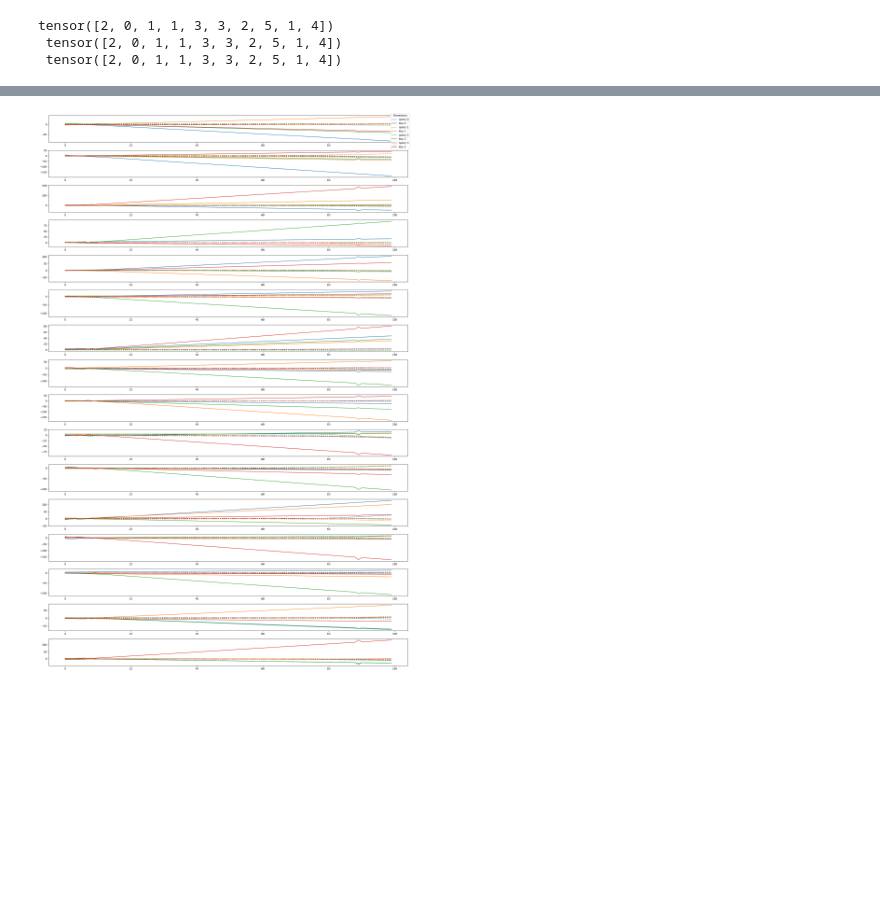
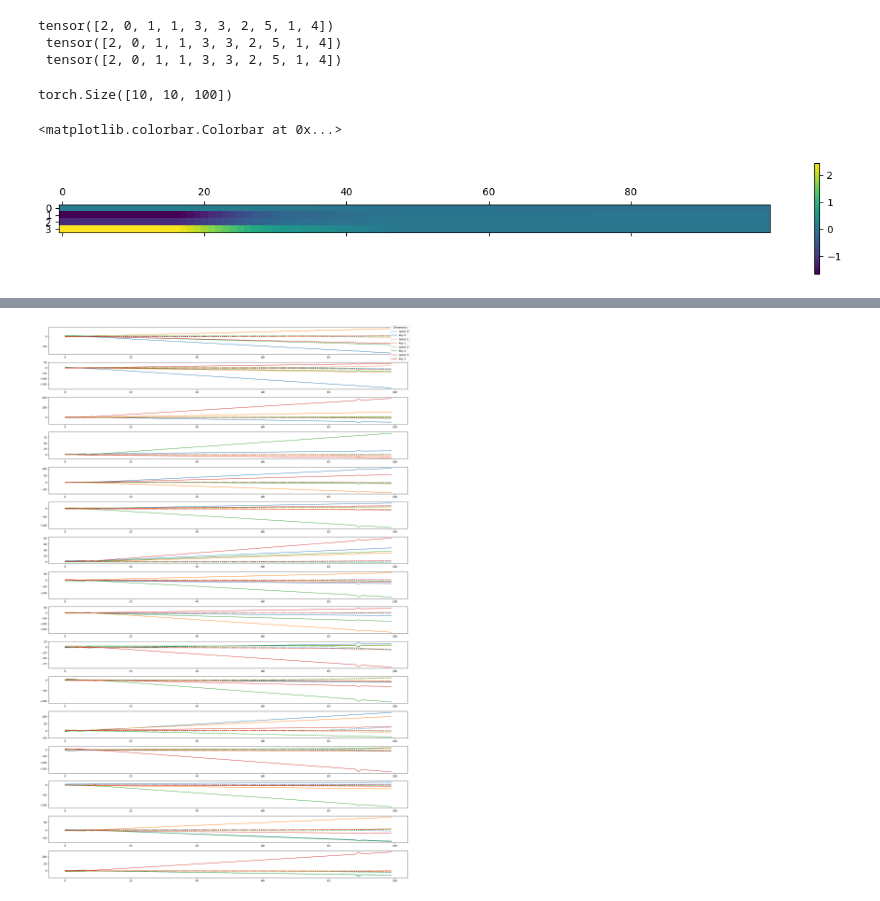
Before and after one commit to irkri/elissabeth, a Jupyter notebook: projects/copying/test.ipynb, the cells around one changed output, grey strips where cells are left out. Drawn from its saved outputs; the diff is of its cells as text; code cells hidden in the pictures; blank space fills up the shorter version.

Commit message:
alphabet projections

```diff
--- a/projects/copying/test.ipynb
+++ b/projects/copying/test.ipynb
@@ -8,5 +8,5 @@ from sainomore.xai import ElissabethWatcher
 # %%
-model_id = "rp1bcgxw"
+model_id = "l6lbw864"
 # %%
 config = {
     "n_samples": 500,
@@ -38,3 +38,15 @@ print(x[0, :10], "\n", y[0, -10:], "\n", watcher.model(x).argmax(-1)[0, -10:])
 tensor([2, 0, 1, 1, 3, 3, 2, 5, 1, 4])
  tensor([2, 0, 1, 1, 3, 3, 2, 5, 1, 4])
  tensor([2, 0, 1, 1, 3, 3, 2, 5, 1, 4])
+# %%
+proj = get_alphabet_projection(watcher.model)
+proj[2].shape
+# %% [output]
+torch.Size([10, 10, 100])
+# %%
+# torch.testing.assert_close(proj[0][0], proj[0][1])
+plt.matshow(proj[0][0]-proj[0][6])
+plt.colorbar()
+# %% [output]
+<matplotlib.colorbar.Colorbar at 0x...>
+[figure, added]
```
Also changed, not shown: parts of 4 cells of this notebook, 3 other files.
